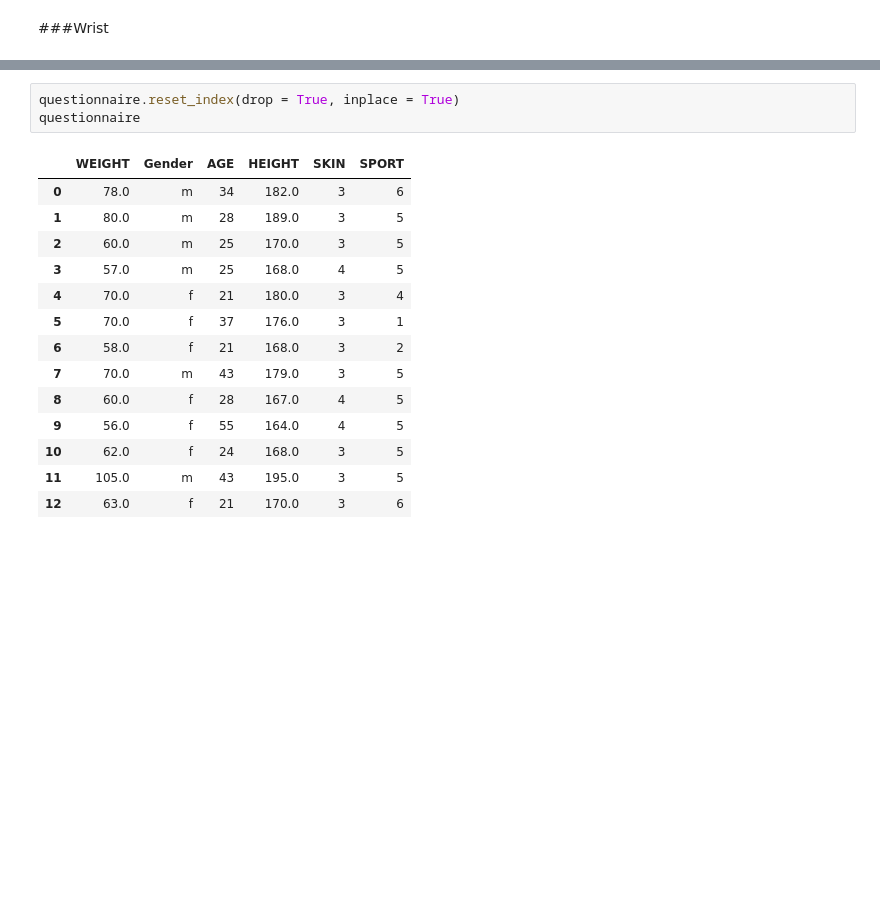
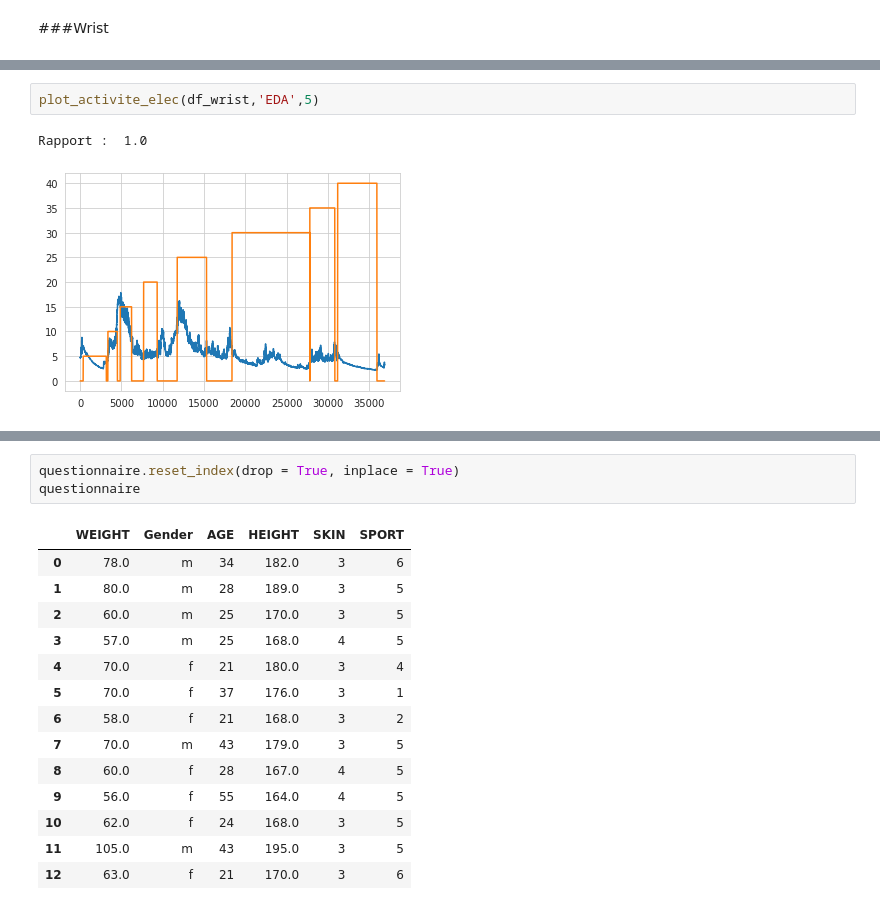
Before and after one commit to lydiasu1/pythonanalysis, a Jupyter notebook: Pythonanalysis.ipynb, the cells around one changed output, grey strips where cells are left out. Drawn from its saved outputs; the diff is of its cells as text; blank space fills up the shorter version.

```diff
--- a/Pythonanalysis.ipynb
+++ b/Pythonanalysis.ipynb
@@ -261,0 +396,5 @@ df_wrist.describe()
+# %%
+plot_activite_elec(df_wrist,'EDA',5)
+# %% [output]
+Rapport :  1.0
+[figure, added]
```
Also changed, not shown: parts of 47 cells of this notebook.
